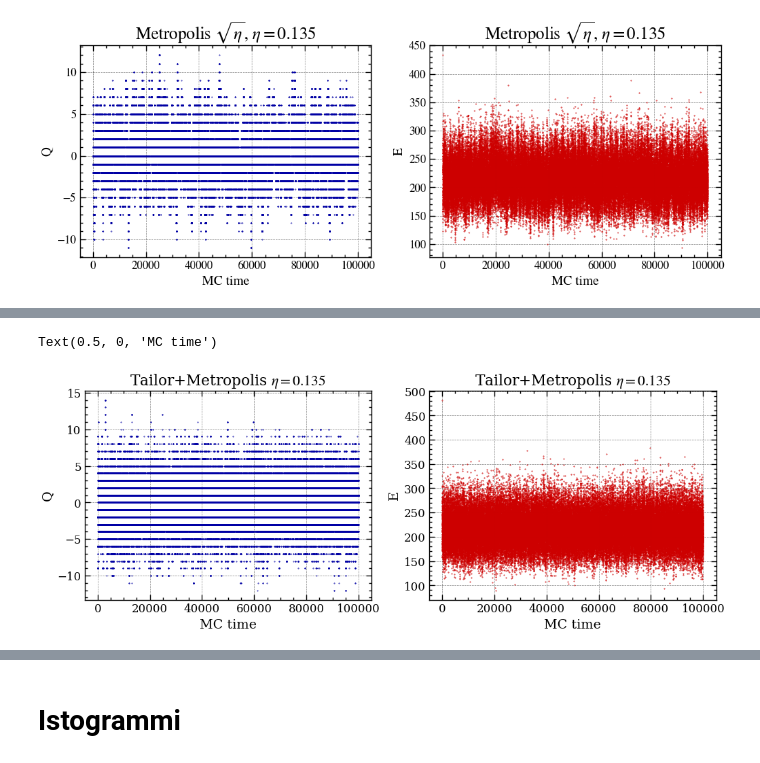
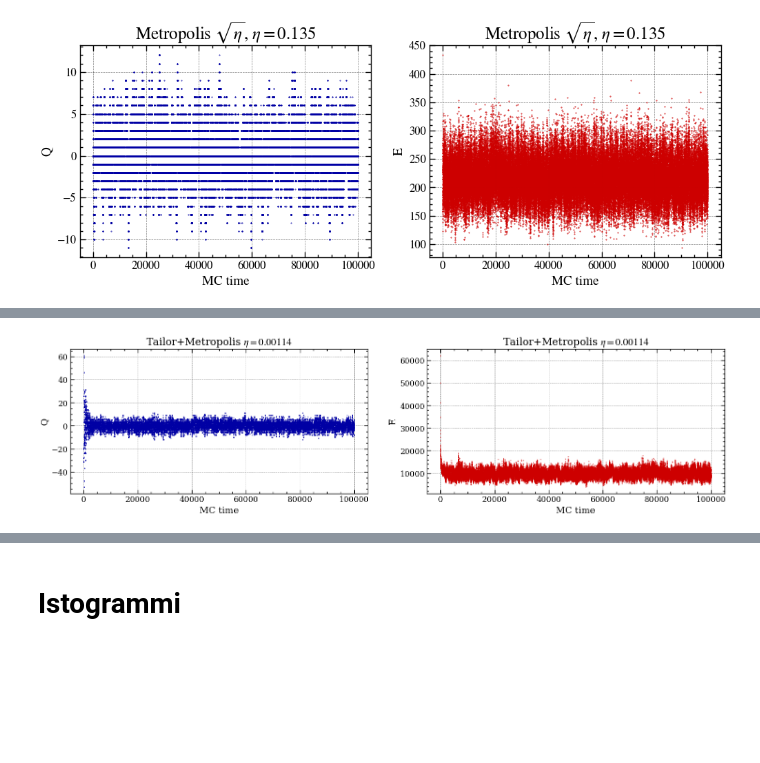
Before and after one commit to roberto-dionisio/numerical_methods, a Jupyter notebook: circle_pimc/analysis_circle.ipynb, the cells around one changed output, grey strips where cells are left out. Saved outputs shown, nothing was run; the diff lists cells and outputs as text; code cells hidden in the pictures; blank space fills up the shorter version.

```diff
--- a/circle_pimc/analysis_circle.ipynb
+++ b/circle_pimc/analysis_circle.ipynb
@@ -311,17 +269,17 @@ Text(0.5, 0, 'MC time')
 # %%
 names = os.getcwd() + '/' + dir1 + '/' + 'simulation'
-plt.figure(figsize=(12,4)) #b10
+plt.figure(figsize=(18,4)) #b10
 plt.subplot(1, 2, 1)# Address proper subplot in 2x2 array
-plt.title(rf"Tailor+Metropolis $\eta=0.135$")
-charges, enes = np.loadtxt(f'{names}_740.txt', unpack=True)
+plt.title(rf"Tailor+Metropolis $\eta=0.00114$")
+charges, enes = np.loadtxt(f'{names}_8703.txt', unpack=True)
 plt.plot(charges,'.',markersize='.8', linewidth='.1',color=getColor('jet', 30, 1), label='')
 plt.ylabel(r'Q')
 plt.xlabel('MC time')
 plt.subplot(1, 2, 2)
-plt.title(rf"Tailor+Metropolis $\eta=0.135$")
+plt.title(rf"Tailor+Metropolis $\eta=0.00114$")
 plt.plot(enes,'.',markersize='.8', linewidth='.2',color=getColor('jet', 30, 27), label='')
 plt.ylabel(r'E')
 plt.xlabel('MC time')
+plt.savefig('mcstorytailor_cont', dpi=500)
 # %% [output]
-Text(0.5, 0, 'MC time')
-[figure, old version]
+[figure, new version]
```
Also changed, not shown: parts of 40 cells of this notebook, 1 other file.
